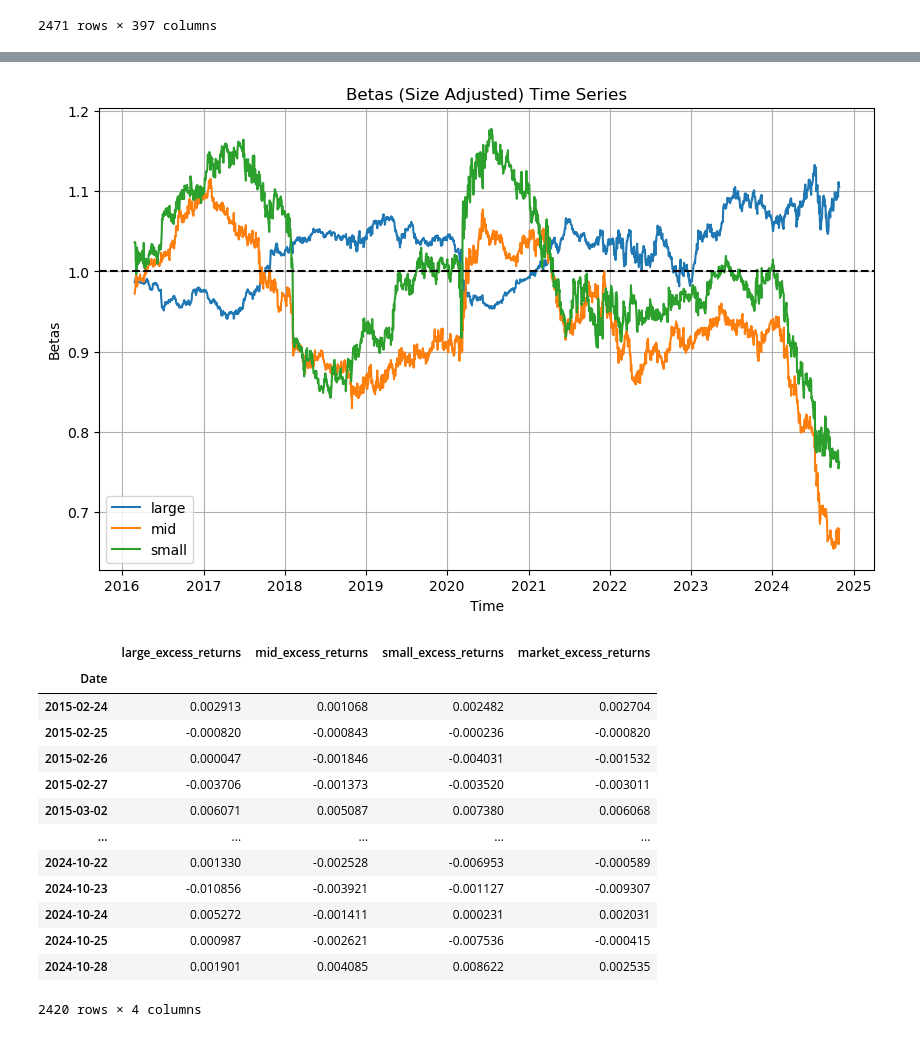
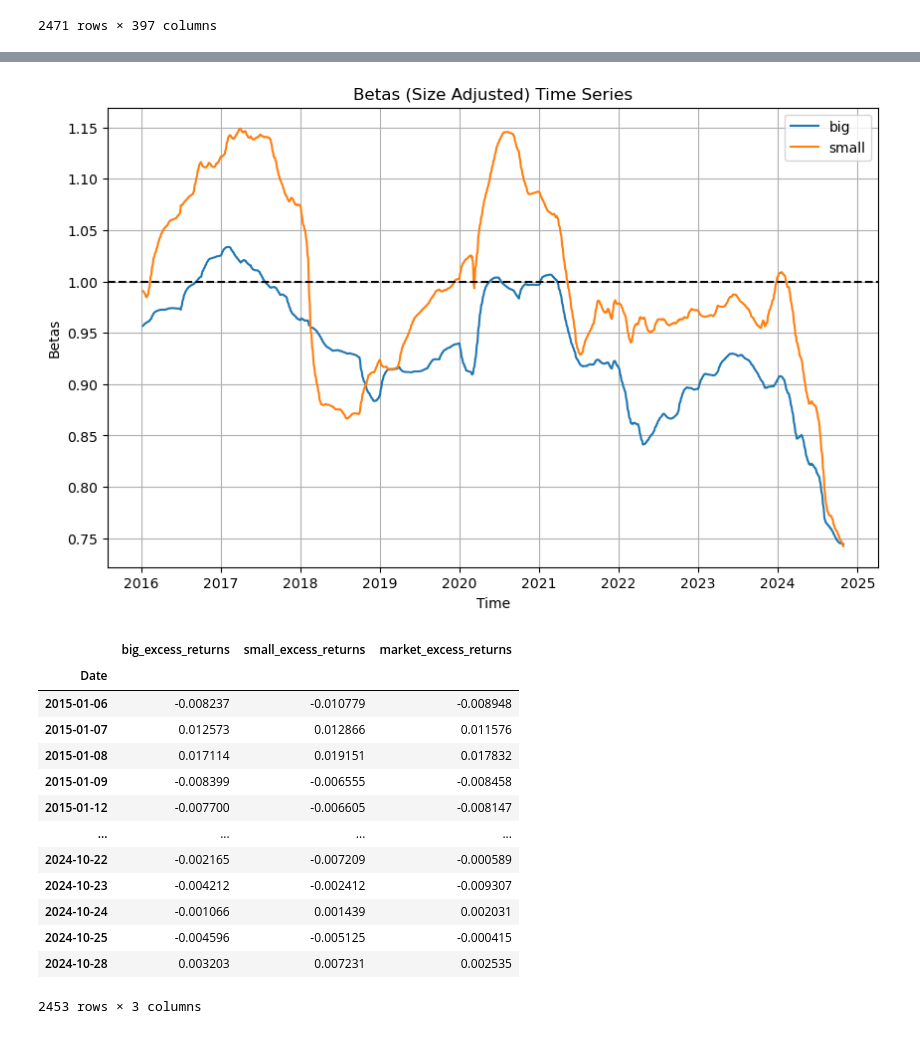
Before and after one commit to dan-the-quant/DTQ-Portfolio_Management_Course, a Jupyter notebook: Module 6 - Fama and French/Module6.1.ipynb, the cells around one changed output, grey strips where cells are left out. Saved outputs shown, nothing was run; the diff lists cells and outputs as text; code cells hidden in the pictures.

```diff
--- a/Module 6 - Fama and French/Module6.1.ipynb
+++ b/Module 6 - Fama and French/Module6.1.ipynb
@@ -122,16 +122,18 @@ for file in os.listdir(folder_path):
         df = df.set_index("Date")
         df.index = pd.to_datetime(df.index)
 
-        df = df[['Adjusted_close', 'Market_cap_calculado']]
+        df = df[['Adjusted_close', 'Market_cap_calculado', 'Price_to_Book']]
 
         df = df.rename(columns={
             'Adjusted_close':'adj_close',
             'Market_cap_calculado':'market_cap',
+            'Price_to_Book':'price_to_book',
         })
 
         # Fill nans
         df['adj_close'] = df['adj_close'].interpolate(method='linear')
         df['market_cap'] = df['market_cap'].interpolate(method='linear')
+        df['price_to_book'] = df['price_to_book'].interpolate(method='linear')
 
         df = df.loc['2015-01-01':]
 
@@ -214,8 +216,12 @@ for stock, df in dataframes.items():
 mktcap_df = pd.concat(mktcap_series, axis=1)
 mktcap_df = mktcap_df.apply(lambda x: x.fillna(x.mean()), axis=0)
 
+# Drop nans
 mktcap_df.dropna(inplace = True)
 
+# Apply Logs and EMA (maybe)
+mktcap_df = np.log(mktcap_df)
+mktcap_df = mktcap_df.ewm(span=5, adjust = False).mean()
 mktcap_df
 # %% [output]
 |  | A | AAPL | ABBV | ABT | ADBE | ADI | ADM | ADP | ADSK | AEE | ... | ... |
@@ -393,19 +481,19 @@ size_portfolio_betas
 # %%
 plt.figure(figsize=(10, 6))
-plt.plot(size_portfolio_betas, label=size_portfolio_betas.columns, alpha=1)
+plt.plot(size_portfolio_betas.ewm(span=21, adjust = False).mean(), label=size_portfolio_betas.columns, alpha=1)
 plt.axhline(y=1, color='black', linestyle='dashed')
 
 # Config
 plt.title('Betas (Size Adjusted) Time Series')
 plt.xlabel('Time')
 plt.ylabel('Betas')
 plt.legend()
 plt.grid()
 
 # Show
 plt.show()
 # %% [output]
-[figure, old version]
+[figure, new version]
 # %%
 # Create the data
 daily_rfr = (((1 + (rfr['risk_free_rate'].div(100)))**(1/360)) - 1)
@@ -415,30 +503,29 @@ benchmark_returns = sp500['sp_500'].pct_change(1)
 market_excess_returns = benchmark_returns - daily_rfr
 # %%
 # Create the regression dataframe
-regression_df = pd.DataFrame(index = size_portfolio_returns.index)
+size_regression_df = pd.DataFrame(index = size_portfolio_returns.index)
 
-regression_df['large_excess_returns'] = size_portfolio_returns['large'] - daily_rfr
-regression_df['mid_excess_returns'] = size_portfolio_returns['mid'] - daily_rfr
-regression_df['small_excess_returns'] = size_portfolio_returns['small'] - daily_rfr
-regression_df['market_excess_returns'] = market_excess_returns
-regression_df.dropna(inplace = True)
+size_regression_df['big_excess_returns'] = size_portfolio_returns['big'] - daily_rfr
+size_regression_df['small_excess_returns'] = size_portfolio_returns['small'] - daily_rfr
+size_regression_df['market_excess_returns'] = market_excess_returns
+size_regression_df.dropna(inplace = True)
 
-regression_df
+size_regression_df
 # %% [output]
-|  | large_excess_returns | mid_excess_returns | small_excess_returns | market_excess_returns |
-| Date |  |  |  |  |
-| 2015-02-24 | 0.002913 | 0.001068 | 0.002482 | 0.002704 |
-| 2015-02-25 | -0.000820 | -0.000843 | -0.000236 | -0.000820 |
-| 2015-02-26 | 0.000047 | -0.001846 | -0.004031 | -0.001532 |
-| 2015-02-27 | -0.003706 | -0.001373 | -0.003520 | -0.003011 |
-| 2015-03-02 | 0.006071 | 0.005087 | 0.007380 | 0.006068 |
-| ... | ... | ... | ... | ... |
-| 2024-10-22 | 0.001330 | -0.002528 | -0.006953 | -0.000589 |
-| 2024-10-23 | -0.010856 | -0.003921 | -0.001127 | -0.009307 |
-| 2024-10-24 | 0.005272 | -0.001411 | 0.000231 | 0.002031 |
-| 2024-10-25 | 0.000987 | -0.002621 | -0.007536 | -0.000415 |
-| 2024-10-28 | 0.001901 | 0.004085 | 0.008622 | 0.002535 |
+|  | big_excess_returns | small_excess_returns | market_excess_returns |
+| Date |  |  |  |
+| 2015-01-06 | -0.008237 | -0.010779 | -0.008948 |
+| 2015-01-07 | 0.012573 | 0.012866 | 0.011576 |
+| 2015-01-08 | 0.017114 | 0.019151 | 0.017832 |
+| 2015-01-09 | -0.008399 | -0.006555 | -0.008458 |
+| 2015-01-12 | -0.007700 | -0.006605 | -0.008147 |
+| ... | ... | ... | ... |
+| 2024-10-22 | -0.002165 | -0.007209 | -0.000589 |
+| 2024-10-23 | -0.004212 | -0.002412 | -0.009307 |
+| 2024-10-24 | -0.001066 | 0.001439 | 0.002031 |
+| 2024-10-25 | -0.004596 | -0.005125 | -0.000415 |
+| 2024-10-28 | 0.003203 | 0.007231 | 0.002535 |
-2420 rows × 4 columns
+2453 rows × 3 columns
 # %%
 # Calculate the Beta for the Large Portfolio
 
```
Also changed, not shown: parts of 46 cells of this notebook, 32 other files.
